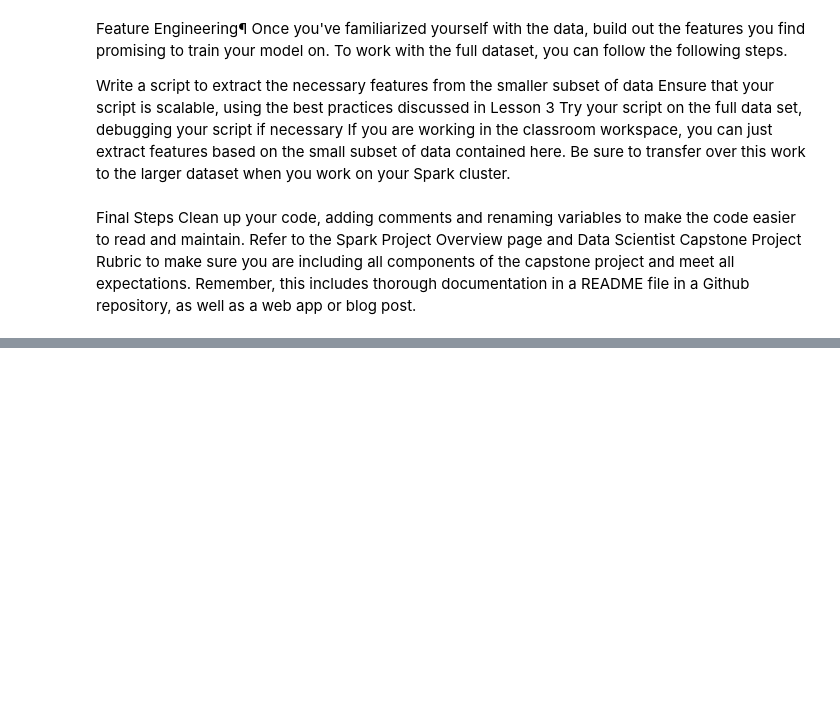
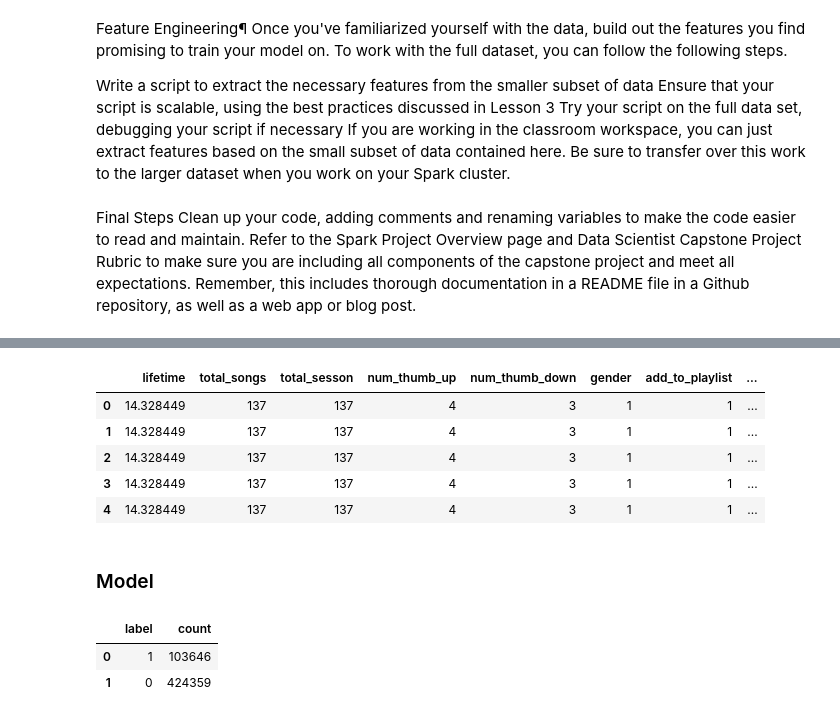
Before and after one commit to cyuancheng/Sparkify, a Jupyter notebook: Sparkify_test.ipynb, the cells around one changed output, grey strips where cells are left out. Saved outputs shown, nothing was run; the diff lists cells and outputs as text; code cells hidden in the pictures; blank space fills up the shorter version.

```diff
--- a/Sparkify_test.ipynb
+++ b/Sparkify_test.ipynb
@@ -438,0 +614,9 @@ Clean up your code, adding comments and renaming variables to make the code easi
+# %%
+# Number of songs listened per session
+f10 = df_clean.where('page == "NextSong"') \
+    .groupby(['userId', 'sessionId']) \
+    .count() \
+    .groupby(['userId']) \
+    .agg({'count':'avg'}) \
+    .withColumnRenamed('avg(count)', 'avg_songs_played')
+f10.head(3)
@@ -438,0 +629,6 @@ Clean up your code, adding comments and renaming variables to make the code easi
+# %%
+# Churn label
+label = df_clean \
+    .select('userId', col('churn').alias('label')) \
+    .dropDuplicates()
+label.head()
@@ -438,0 +637,16 @@ Clean up your code, adding comments and renaming variables to make the code easi
+# %%
+# Construct
+data = f1.join(f2,'userID','outer') \
+    .join(f3,'userID','outer') \
+    .join(f4,'userID','outer') \
+    .join(f5,'userID','outer') \
+    .join(f6,'userID','outer') \
+    .join(f7,'userID','outer') \
+    .join(f8,'userID','outer') \
+    .join(f9,'userID','outer') \
+    .join(f10,'userID','outer') \
+    .join(label,'userID','outer') \
+    .drop('userID') \
+    .fillna(0)
+
+data.show(5)
@@ -438,0 +664,13 @@ Clean up your code, adding comments and renaming variables to make the code easi
+# %%
+data_pd = data.toPandas()
+# %%
+data_pd.head()
+# %% [output]
+|  | lifetime | total_songs | total_sesson | num_thumb_up | num_thumb_down | gender | add_to_playlist | ... |
+| 0 | 14.328449 | 137 | 137 | 4 | 3 | 1 | 1 | ... |
+| 1 | 14.328449 | 137 | 137 | 4 | 3 | 1 | 1 | ... |
+| 2 | 14.328449 | 137 | 137 | 4 | 3 | 1 | 1 | ... |
+| 3 | 14.328449 | 137 | 137 | 4 | 3 | 1 | 1 | ... |
+| 4 | 14.328449 | 137 | 137 | 4 | 3 | 1 | 1 | ... |
+# %% [markdown]
+### Model
@@ -438,0 +679,6 @@ Clean up your code, adding comments and renaming variables to make the code easi
+# %%
+data.groupby('label').count().toPandas().head()
+# %% [output]
+|  | label | count |
+| 0 | 1 | 103646 |
+| 1 | 0 | 424359 |
```
Also changed, not shown: parts of 36 cells of this notebook.
